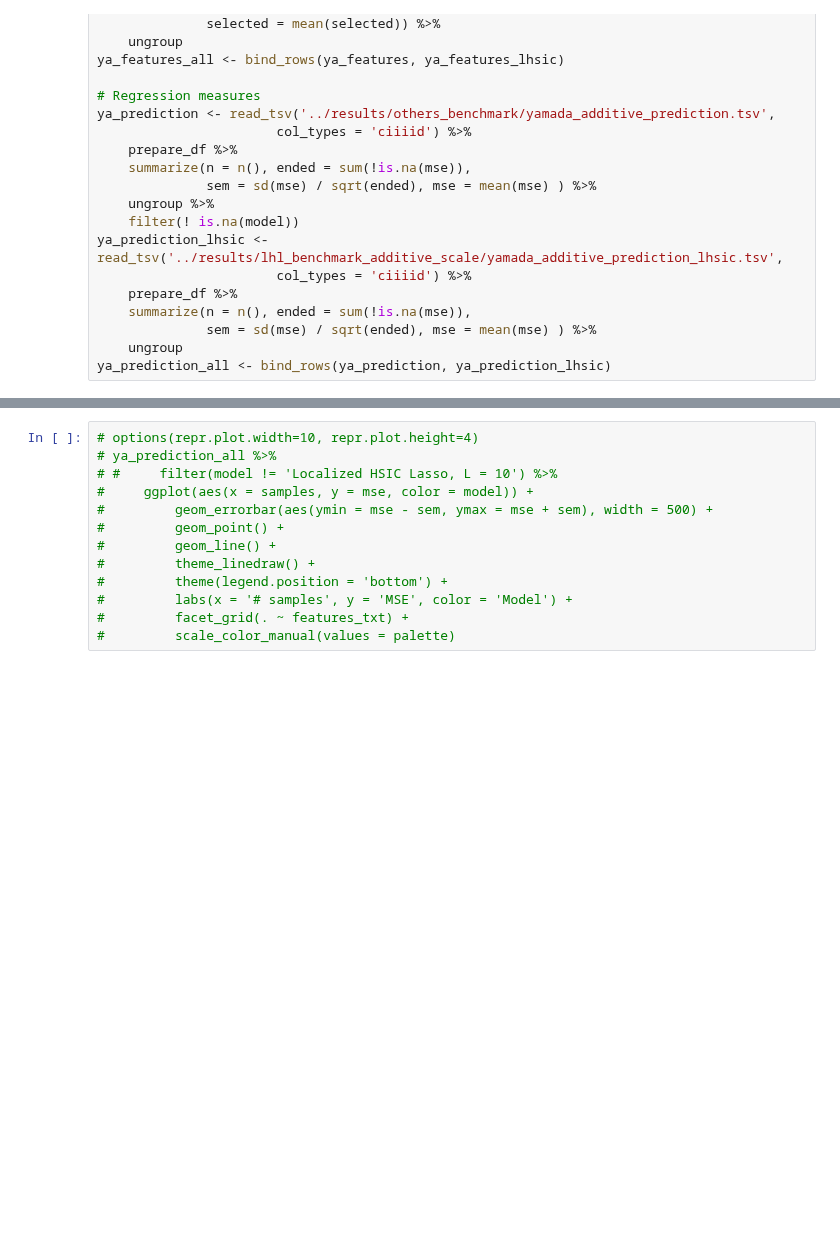
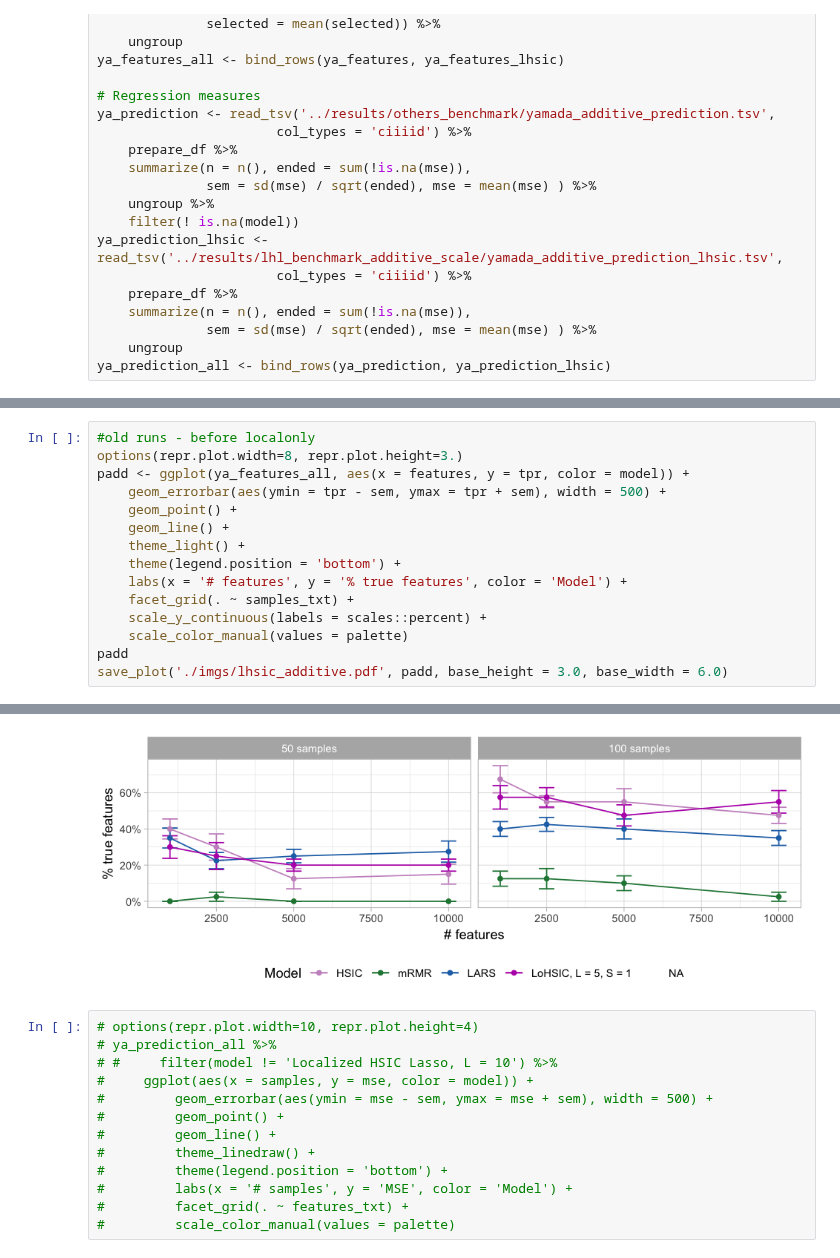
Before and after one commit to hclimente/nori, a Jupyter notebook: doc/benchmark_lhsic.ipynb, the cells around one changed output, grey strips where cells are left out. Saved outputs shown, nothing was run; the diff lists cells and outputs as text; blank space fills up the shorter version.

```diff
--- a/doc/benchmark_lhsic.ipynb
+++ b/doc/benchmark_lhsic.ipynb
@@ -116,0 +112,16 @@ Warning message:
+# %%
+#old runs - before localonly
+options(repr.plot.width=8, repr.plot.height=3.)
+padd <- ggplot(ya_features_all, aes(x = features, y = tpr, color = model)) +
+    geom_errorbar(aes(ymin = tpr - sem, ymax = tpr + sem), width = 500) +
+    geom_point() +
+    geom_line() +
+    theme_light() +
+    theme(legend.position = 'bottom') +
+    labs(x = '# features', y = '% true features', color = 'Model') +
+    facet_grid(. ~ samples_txt) +
+    scale_y_continuous(labels = scales::percent) +
+    scale_color_manual(values = palette)
+padd
+save_plot('./imgs/lhsic_additive.pdf', padd, base_height = 3.0, base_width = 6.0)
+# %% [output]
@@ -117,3 +133,4 @@ Warning message:
+[figure, added]
 # %%
 # options(repr.plot.width=10, repr.plot.height=4)
 # ya_prediction_all %>%
```
Also changed, not shown: parts of 7 cells of this notebook, 3 other files.
